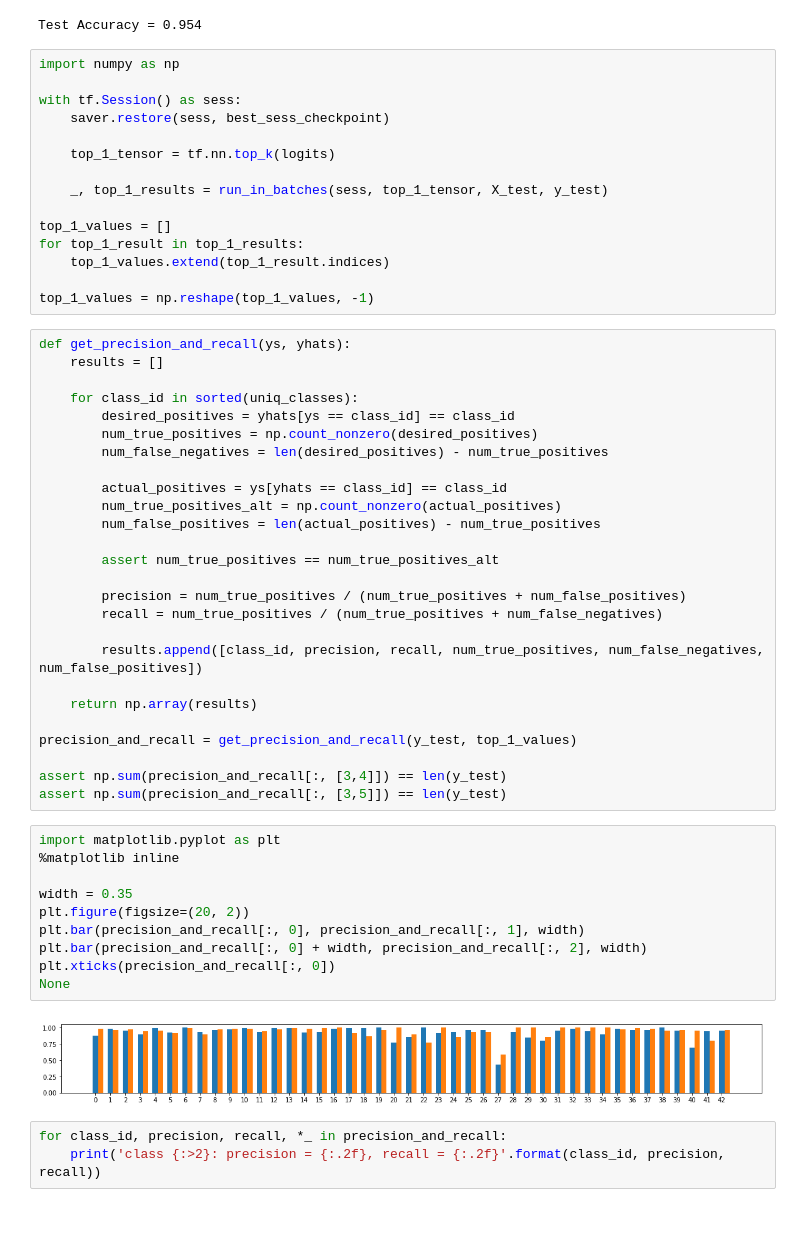
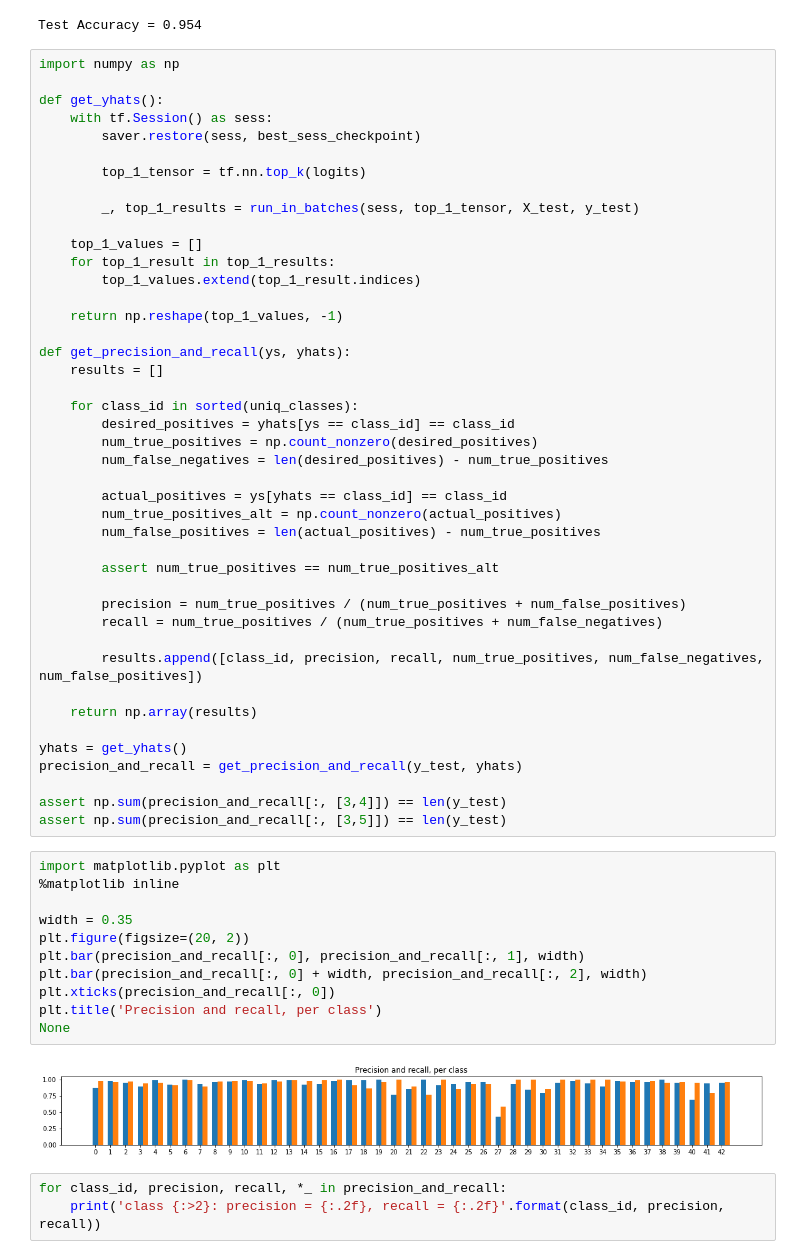
Before and after one commit to ysono/CarND-T1P2-Traffic-Sign-Classifier-Project, a Jupyter notebook: Traffic_Sign_Classifier.ipynb, the cells around one changed output. Saved outputs shown, nothing was run; the diff lists cells and outputs as text; blank space fills up the shorter version.

```diff
--- a/Traffic_Sign_Classifier.ipynb
+++ b/Traffic_Sign_Classifier.ipynb
@@ -628,56 +628,59 @@ Test Accuracy = 0.954
 # %%
 import numpy as np
 
-with tf.Session() as sess:
-    saver.restore(sess, best_sess_checkpoint)
+def get_yhats():
+    with tf.Session() as sess:
+        saver.restore(sess, best_sess_checkpoint)
 
-    top_1_tensor = tf.nn.top_k(logits)
+        top_1_tensor = tf.nn.top_k(logits)
 
-    _, top_1_results = run_in_batches(sess, top_1_tensor, X_test, y_test)
+        _, top_1_results = run_in_batches(sess, top_1_tensor, X_test, y_test)
 
-top_1_values = []
-for top_1_result in top_1_results:
-    top_1_values.extend(top_1_result.indices)
+    top_1_values = []
+    for top_1_result in top_1_results:
+        top_1_values.extend(top_1_result.indices)
 
-top_1_values = np.reshape(top_1_values, -1)
+    return np.reshape(top_1_values, -1)
+
+def get_precision_and_recall(ys, yhats):
+    results = []
+
+    for class_id in sorted(uniq_classes):
+        desired_positives = yhats[ys == class_id] == class_id
+        num_true_positives = np.count_nonzero(desired_positives)
+        num_false_negatives = len(desired_positives) - num_true_positives
+
+        actual_positives = ys[yhats == class_id] == class_id
+        num_true_positives_alt = np.count_nonzero(actual_positives)
+        num_false_positives = len(actual_positives) - num_true_positives
+
+        assert num_true_positives == num_true_positives_alt
+
+        precision = num_true_positives / (num_true_positives + num_false_positives)
+        recall = num_true_positives / (num_true_positives + num_false_negatives)
+
+        results.append([class_id, precision, recall, num_true_positives, num_false_negatives, num_false_positives])
+
+    return np.array(results)
+
+yhats = get_yhats()
+precision_and_recall = get_precision_and_recall(y_test, yhats)
+
+assert np.sum(precision_and_recall[:, [3,4]]) == len(y_test)
+assert np.sum(precision_and_recall[:, [3,5]]) == len(y_test)
-# %%
-def get_precision_and_recall(ys, yhats):
-    results = []
-
-    for class_id in sorted(uniq_classes):
-        desired_positives = yhats[ys == class_id] == class_id
-        num_true_positives = np.count_nonzero(desired_positives)
-        num_false_negatives = len(desired_positives) - num_true_positives
-
-        actual_positives = ys[yhats == class_id] == class_id
-        num_true_positives_alt = np.count_nonzero(actual_positives)
-        num_false_positives = len(actual_positives) - num_true_positives
-
-        assert num_true_positives == num_true_positives_alt
-
-        precision = num_true_positives / (num_true_positives + num_false_positives)
-        recall = num_true_positives / (num_true_positives + num_false_negatives)
-
-        results.append([class_id, precision, recall, num_true_positives, num_false_negatives, num_false_positives])
-
-    return np.array(results)
-
-precision_and_recall = get_precision_and_recall(y_test, top_1_values)
-
-assert np.sum(precision_and_recall[:, [3,4]]) == len(y_test)
-assert np.sum(precision_and_recall[:, [3,5]]) == len(y_test)
 # %%
 import matplotlib.pyplot as plt
 %matplotlib inline
 
 width = 0.35
 plt.figure(figsize=(20, 2))
 plt.bar(precision_and_recall[:, 0], precision_and_recall[:, 1], width)
 plt.bar(precision_and_recall[:, 0] + width, precision_and_recall[:, 2], width)
 plt.xticks(precision_and_recall[:, 0])
+plt.title('Precision and recall, per class')
 None
 # %% [output]
-[figure, old version]
+[figure, new version]
 # %%
 for class_id, precision, recall, *_ in precision_and_recall:
     print('class {:>2}: precision = {:.2f}, recall = {:.2f}'.format(class_id, precision, recall))
```
Also changed, not shown: parts of 2 cells of this notebook.
